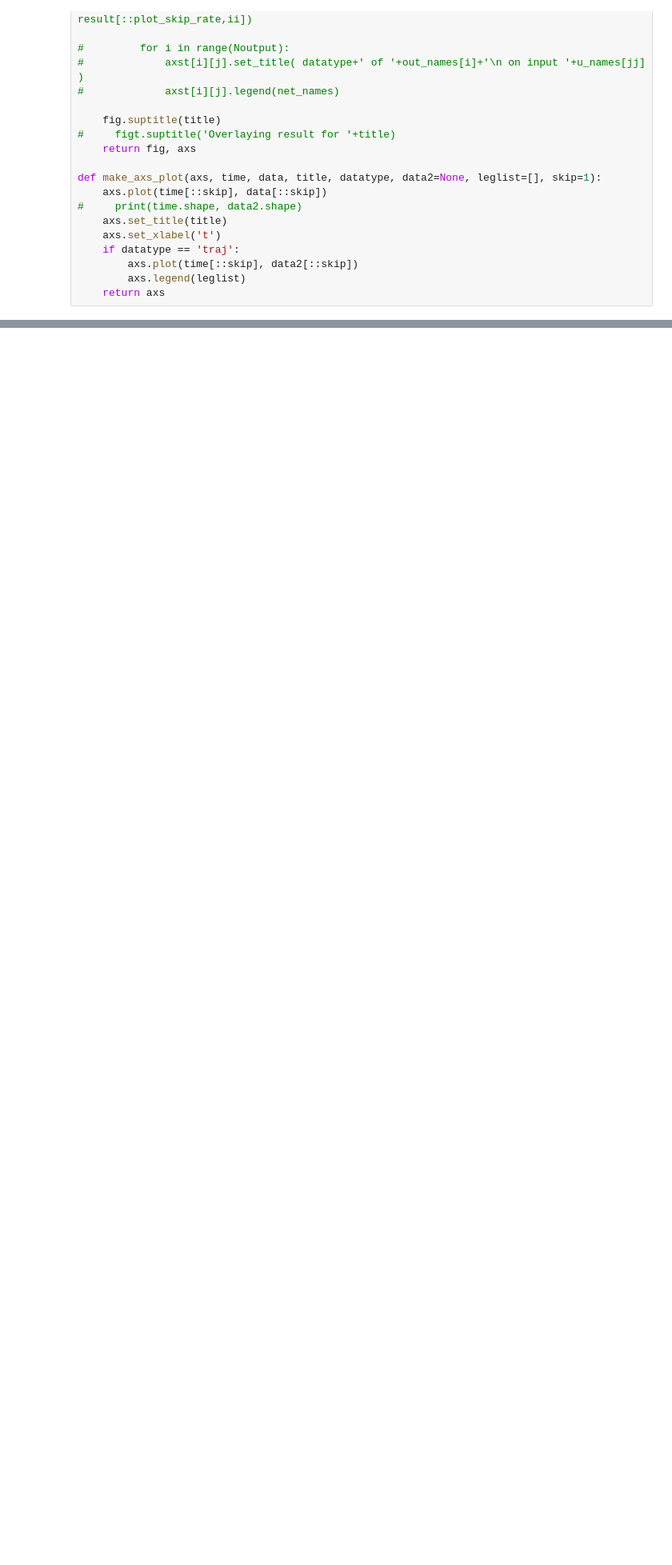
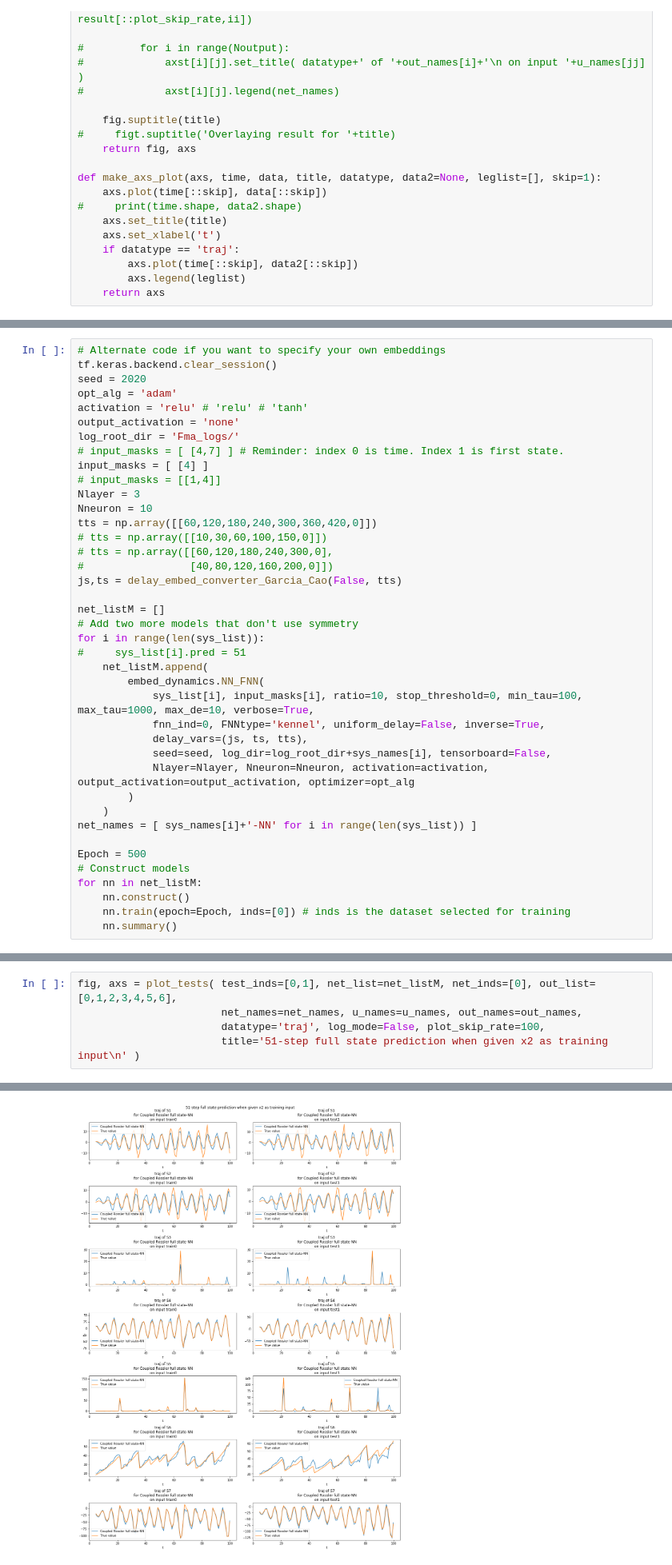
Before and after one commit to zhzhang2018/SysID, a Jupyter notebook: Coupled_Rossler_delay.ipynb, the cells around one changed output, grey strips where cells are left out. Shown at 80% size. Cells and saved outputs as stored; diff of their text form; blank space fills up the shorter version.

Commit message:
Fixed version of normalization.
Also redesigned the code for the training and testing part inside NN subclasses. Ran more experiments with Cuopled Rossler.

```diff
--- a/Coupled_Rossler_delay.ipynb
+++ b/Coupled_Rossler_delay.ipynb
@@ -276,0 +310,40 @@ Dimensions: Outputset = (9808, 7, 1), results = (9808, 7, 1)
+# %%
+# Alternate code if you want to specify your own embeddings
+tf.keras.backend.clear_session()
+seed = 2020
+opt_alg = 'adam'
+activation = 'relu' # 'relu' # 'tanh'
+output_activation = 'none'
+log_root_dir = 'Fma_logs/'
+# input_masks = [ [4,7] ] # Reminder: index 0 is time. Index 1 is first state.
+input_masks = [ [4] ]
+# input_masks = [[1,4]]
+Nlayer = 3
+Nneuron = 10
+tts = np.array([[60,120,180,240,300,360,420,0]])
+# tts = np.array([[10,30,60,100,150,0]])
+# tts = np.array([[60,120,180,240,300,0],
+#                 [40,80,120,160,200,0]])
+js,ts = delay_embed_converter_Garcia_Cao(False, tts)
+
+net_listM = []
+# Add two more models that don't use symmetry
+for i in range(len(sys_list)):
+#     sys_list[i].pred = 51
+    net_listM.append(
+        embed_dynamics.NN_FNN(
+            sys_list[i], input_masks[i], ratio=10, stop_threshold=0, min_tau=100, max_tau=1000, max_de=10, verbose=True,
+            fnn_ind=0, FNNtype='kennel', uniform_delay=False, inverse=True,
+            delay_vars=(js, ts, tts),
+            seed=seed, log_dir=log_root_dir+sys_names[i], tensorboard=False,
+            Nlayer=Nlayer, Nneuron=Nneuron, activation=activation, output_activation=output_activation, optimizer=opt_alg
+        )
+    )
+net_names = [ sys_names[i]+'-NN' for i in range(len(sys_list)) ]
+
+Epoch = 500
+# Construct models
+for nn in net_listM:
+    nn.construct()
+    nn.train(epoch=Epoch, inds=[0]) # inds is the dataset selected for training
+    nn.summary()
@@ -276,0 +396,6 @@ Dimensions: Outputset = (9808, 7, 1), results = (9808, 7, 1)
+# %%
+fig, axs = plot_tests( test_inds=[0,1], net_list=net_listM, net_inds=[0], out_list=[0,1,2,3,4,5,6],
+                       net_names=net_names, u_names=u_names, out_names=out_names,
+                       datatype='traj', log_mode=False, plot_skip_rate=100,
+                       title='51-step full state prediction when given x2 as training input\n' )
+# %% [output]
@@ -276,0 +404 @@ Dimensions: Outputset = (9808, 7, 1), results = (9808, 7, 1)
+[figure, added]
```
Also changed, not shown: parts of 12 cells of this notebook, 4 other files.
